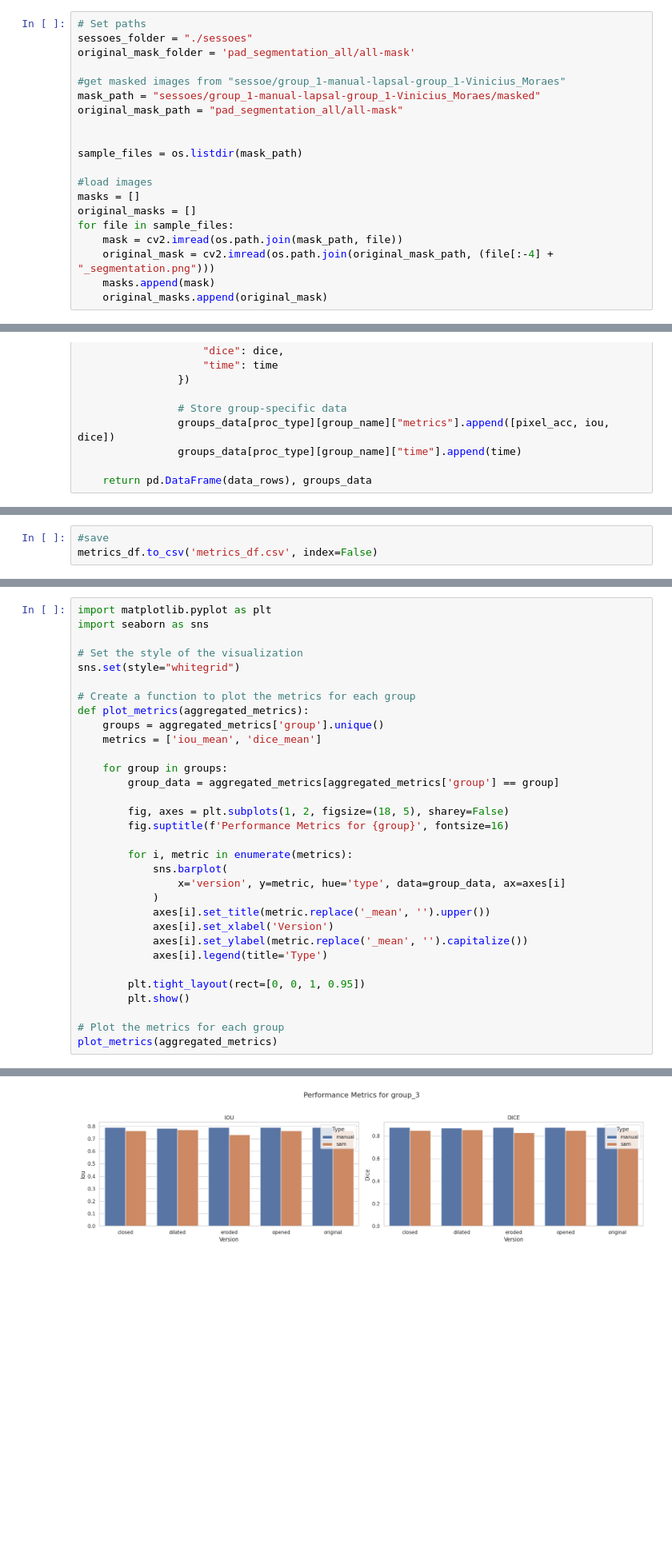
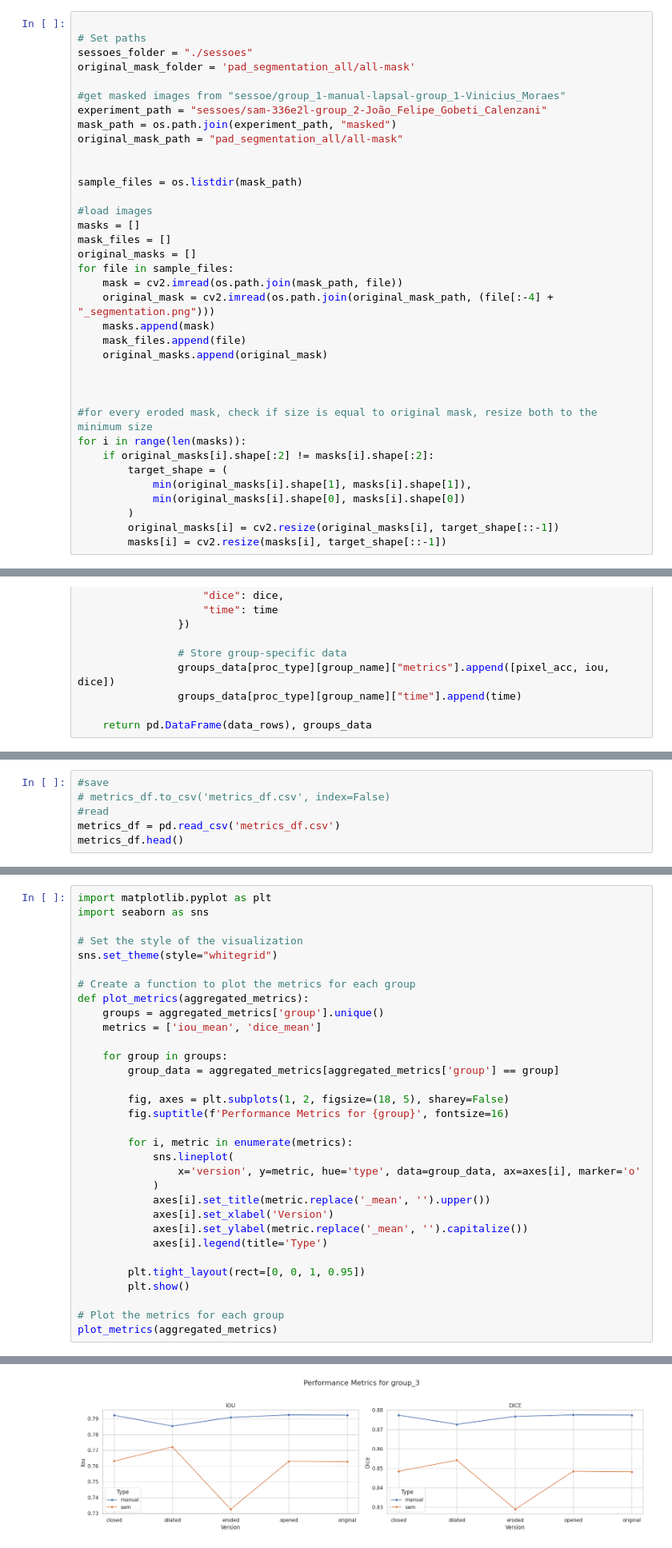
Before and after one commit to Lorenzuou/analise-segmentacao-pele, a Jupyter notebook: analise/op_morfologicas.ipynb, the cells around one changed output, grey strips where cells are left out. Shown at 80% size. Drawn from its saved outputs; the diff is of its cells as text; blank space fills up the shorter version.

```diff
--- a/analise/op_morfologicas.ipynb
+++ b/analise/op_morfologicas.ipynb
@@ -164,10 +222,12 @@ def close_all_masks(masks: List[np.ndarray], kernel_size=(5, 5), iterations=1) -
 # %%
+
 # Set paths
 sessoes_folder = "./sessoes"
 original_mask_folder = 'pad_segmentation_all/all-mask'
 
 #get masked images from "sessoe/group_1-manual-lapsal-group_1-Vinicius_Moraes"
-mask_path = "sessoes/group_1-manual-lapsal-group_1-Vinicius_Moraes/masked"
+experiment_path = "sessoes/sam-336e2l-group_2-João_Felipe_Gobeti_Calenzani"
+mask_path = os.path.join(experiment_path, "masked")
 original_mask_path = "pad_segmentation_all/all-mask"
 
 
@@ -175,9 +235,23 @@ sample_files = os.listdir(mask_path)
 
 #load images
 masks = []
+mask_files = []
 original_masks = []
 for file in sample_files:
     mask = cv2.imread(os.path.join(mask_path, file))
     original_mask = cv2.imread(os.path.join(original_mask_path, (file[:-4] + "_segmentation.png")))
     masks.append(mask)
+    mask_files.append(file)
     original_masks.append(original_mask)
+
+
+
+#for every eroded mask, check if size is equal to original mask, resize both to the minimum size
+for i in range(len(masks)):
+    if original_masks[i].shape[:2] != masks[i].shape[:2]:
+        target_shape = (
+            min(original_masks[i].shape[1], masks[i].shape[1]),
+            min(original_masks[i].shape[0], masks[i].shape[0])
+        )
+        original_masks[i] = cv2.resize(original_masks[i], target_shape[::-1])
+        masks[i] = cv2.resize(masks[i], target_shape[::-1])
@@ -300,3 +348,6 @@ Manual folders: 50
 # %%
 #save
-metrics_df.to_csv('metrics_df.csv', index=False)
+# metrics_df.to_csv('metrics_df.csv', index=False)
+#read
+metrics_df = pd.read_csv('metrics_df.csv')
+metrics_df.head()
@@ -357,7 +387,7 @@ import matplotlib.pyplot as plt
 import seaborn as sns
 
 # Set the style of the visualization
-sns.set(style="whitegrid")
+sns.set_theme(style="whitegrid")
 
 # Create a function to plot the metrics for each group
 def plot_metrics(aggregated_metrics):
@@ -371,8 +401,8 @@ def plot_metrics(aggregated_metrics):
         fig.suptitle(f'Performance Metrics for {group}', fontsize=16)
 
         for i, metric in enumerate(metrics):
-            sns.barplot(
-                x='version', y=metric, hue='type', data=group_data, ax=axes[i]
+            sns.lineplot(
+                x='version', y=metric, hue='type', data=group_data, ax=axes[i], marker='o'
             )
             axes[i].set_title(metric.replace('_mean', '').upper())
             axes[i].set_xlabel('Version')
@@ -390 +420 @@ plot_metrics(aggregated_metrics)
-[figure, old version]
+[figure, new version]
```
Also changed, not shown: parts of 13 cells of this notebook, 1 other file.
